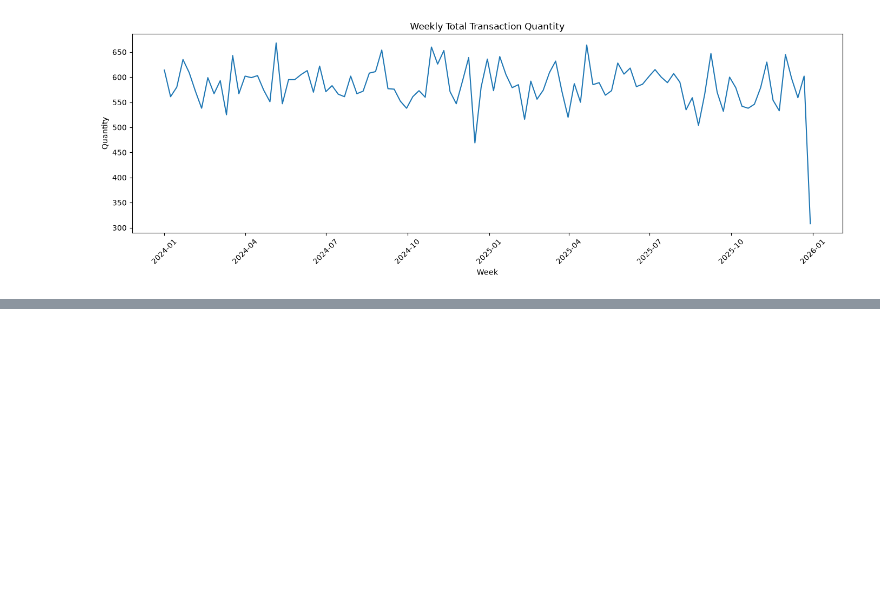
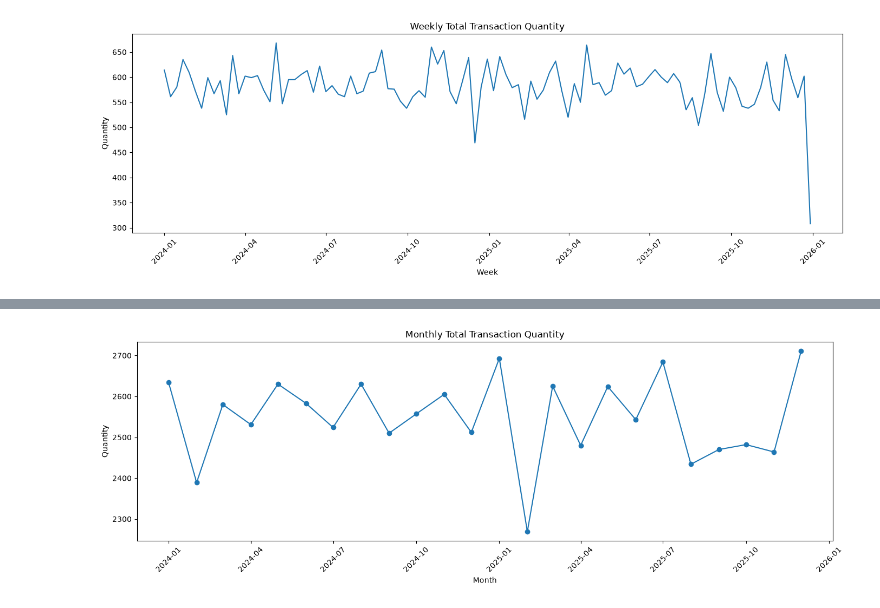
Before and after one commit to Thomasayanfeoluwa/E-Commerce-Risk-And-Demand-Intelligent-System, a Jupyter notebook: notebook/01_data_understanding.ipynb, the cells around one changed output, grey strips where cells are left out. Drawn from its saved outputs; the diff is of its cells as text; code cells hidden in the pictures; blank space fills up the shorter version.

```diff
--- a/notebook/01_data_understanding.ipynb
+++ b/notebook/01_data_understanding.ipynb
@@ -738,3 +738,19 @@ plt.tight_layout()
 plt.show()
 # %% [output]
 [figure]
+# %%
+# 10. MONTHLY DEMAND
+# ============================================================
+
+model_b["month"] = model_b["order_date"].dt.to_period("M").dt.to_timestamp()
+
+monthly_total = (
+    model_b
+    .groupby("month")
+    .agg(
+        orders=("order_id", "size"),
+        total_quantity=("quantity", "sum")
+    )
+)
+
+display(monthly_total)
@@ -740,0 +776,18 @@ plt.show()
+# %%
+plt.figure(figsize=(14, 5))
+
+plt.plot(
+    monthly_total.index,
+    monthly_total["total_quantity"],
+    marker="o"
+)
+
+plt.title("Monthly Total Transaction Quantity")
+plt.xlabel("Month")
+plt.ylabel("Quantity")
+plt.xticks(rotation=45)
+
+plt.tight_layout()
+plt.show()
+# %% [output]
+[figure, added]
```
Also changed, not shown: parts of 9 cells of this notebook.
